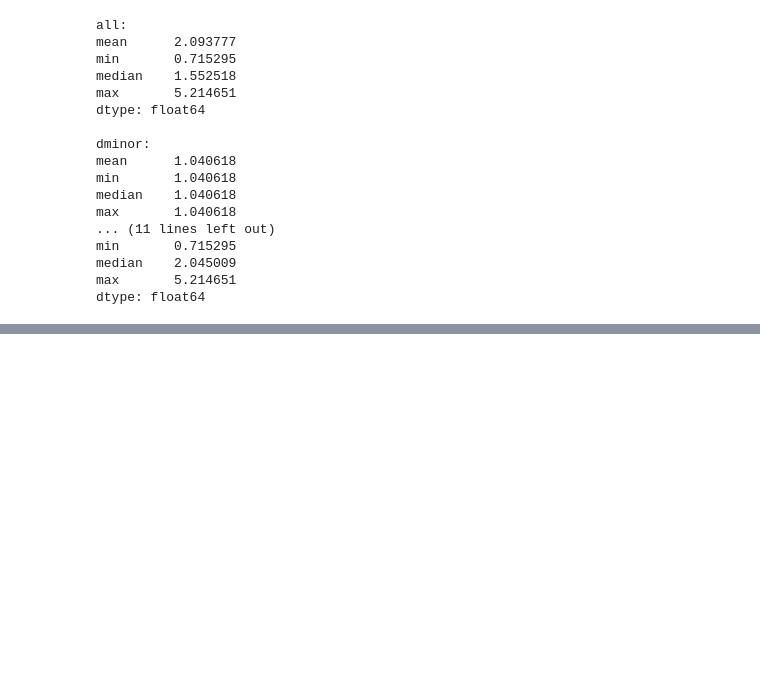
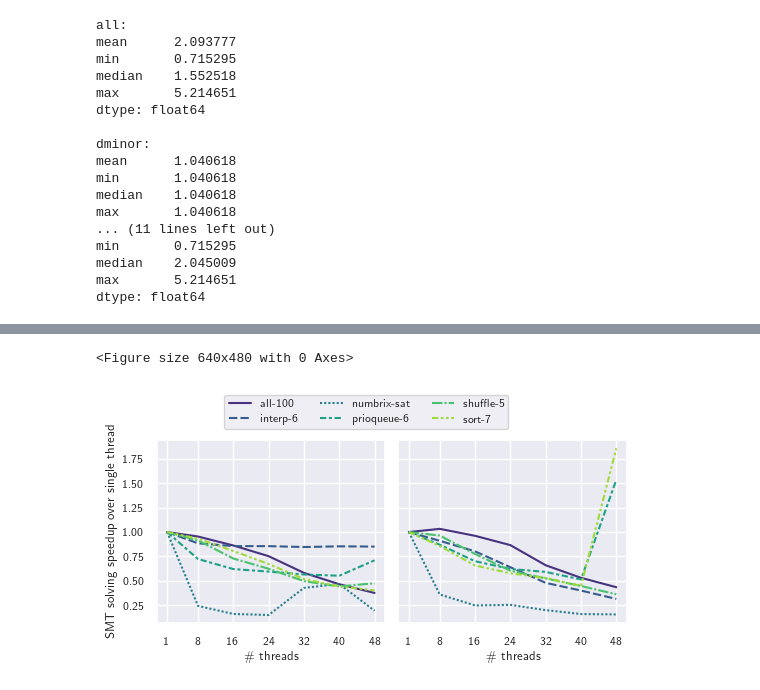
Before and after one commit to aaronbembenek/making-formulog-fast, a Jupyter notebook: paper-results/scaling/scaling_analysis.ipynb, the cells around one changed output, grey strips where cells are left out. Saved outputs shown, nothing was run; the diff lists cells and outputs as text; code cells hidden in the pictures; blank space fills up the shorter version.

Commit message:
Plot SMT solving speedups.

```diff
--- a/paper-results/scaling/scaling_analysis.ipynb
+++ b/paper-results/scaling/scaling_analysis.ipynb
@@ -466,3 +436,12 @@ min       0.715295
 median    2.045009
 max       5.214651
 dtype: float64
+# %%
+def smt_scaling_speedup(row, baseline_nthreads=1):
+    mode = row["mode"]
+    entry = smt_times[(times["benchmark"] == row["benchmark"]) & (smt_times["case_study"] == row["case_study"])]
+    baseline = entry[(mode, baseline_nthreads)].item()
+    return baseline / row["median_smt_time"]
+
+medians["smt_speedup"] = medians.apply(smt_scaling_speedup, axis=1)
+medians.head(20)
@@ -468,0 +466,58 @@ dtype: float64
+# %%
+plt.clf()
+sns.set_theme()
+
+tex_fonts = {
+    # Use LaTeX to write all text
+    "text.usetex": not running_as_script,
+    "font.family": "sans-serif",
+    # Use 9pt font in plots
+    "axes.labelsize": 9,
+    "font.size": 9,
+    # Make the legend/label fonts a little smaller
+    "legend.fontsize": 8,
+    "xtick.labelsize": 8,
+    "ytick.labelsize": 8,
+    "text.latex.preamble": r"\usepackage[cm]{sfmath}",
+}
+
+plt.rcParams.update(tex_fonts)
+
+fig, (ax1, ax2) = plt.subplots(1, 2, sharey=True)
+bms = ["all-100", "interp-6", "numbrix-sat", "prioqueue-6", "shuffle-5", "sort-7"]
+sns.lineplot(
+    data=medians[medians["mode"] == "compile"],
+    y="smt_speedup",
+    hue="benchmark",
+    x="parallelism",
+    ax=ax1,
+    palette="viridis",
+    style="benchmark",
+    hue_order=bms,
+)
+ax1.set(ylabel="SMT solving speedup over single thread", xlabel=r"\# threads", xticks=nthreads)
+
+sns.lineplot(
+    data=medians[medians["mode"] == "compile-eager"],
+    y="smt_speedup",
+    hue="benchmark",
+    x="parallelism",
+    ax=ax2,
+    palette="viridis",
+    style="benchmark",
+    hue_order=bms,
+    legend=None,
+)
+ax2.tick_params(axis="y", which="both", left=False, labelleft=False)
+ax2.set(ylabel=None, xlabel=r"\# threads", xticks=nthreads)
+
+handles, labels = ax1.get_legend_handles_labels()
+leg = fig.legend(handles, labels, loc="upper center", bbox_to_anchor=(0.5, 1.15), ncol=3)
+ax1.get_legend().remove()
+(inch_width, _) = set_size(width)
+fig.set_size_inches(inch_width, 2.5)
+plt.tight_layout()
+plt.savefig(os.path.join("figures", "smt_scaling_fig.pdf"), bbox_inches="tight", dpi=100)
+# %% [output]
+<Figure size 640x480 with 0 Axes>
+[figure, added]
```
Also changed, not shown: parts of 2 cells of this notebook.
